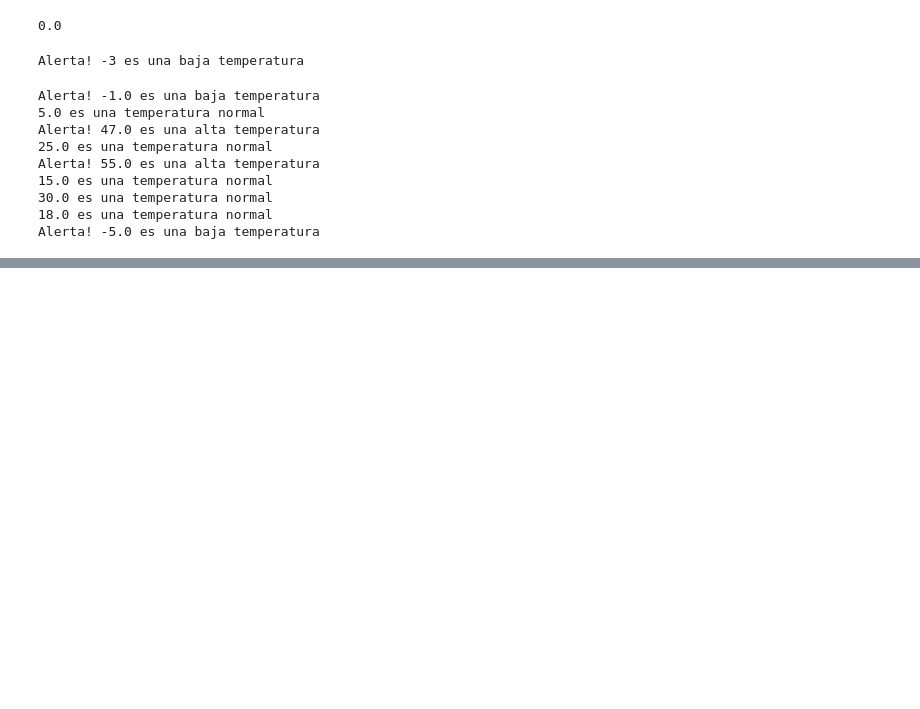
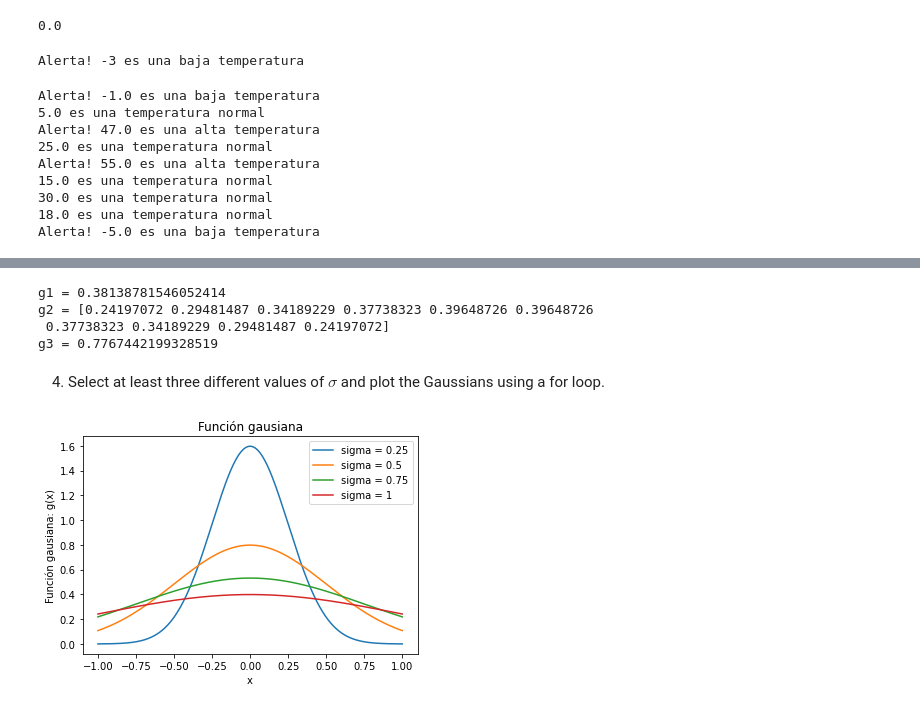
Before and after one commit to beacosenza/coco_coding_homework, a Jupyter notebook: homework_more_python.ipynb, the cells around one changed output, grey strips where cells are left out. Saved outputs shown, nothing was run; the diff lists cells and outputs as text; code cells hidden in the pictures; blank space fills up the shorter version.

```diff
--- a/homework_more_python.ipynb
+++ b/homework_more_python.ipynb
@@ -89,0 +175,64 @@ Alerta! -5.0 es una baja temperatura
+# %%
+#Creación de función que calcula la función gaussiana
+def gaussian(x,sigma=1):
+    """
+    Calcula el valor de la función gaussiana g evaluándola para x:
+
+    g(x)=(1/(sigma*sqrt(2*pi)))exp(-(1/2)(x/sigma)^2)
+
+    Parameters
+    ----------
+    x : float or array
+        Abscisa sobre la cual se evaluará la función gaussiana
+    sigma : float (optional) (default sigma=1)
+
+
+    Returns
+    -------
+    g : float or array
+    """
+    g=np.e**(-0.5*((x/sigma)**2))/(sigma*np.sqrt(2*np.pi))
+    return g
+# %%
+#Ejemplos
+x1=0.3
+x2=x=np.linspace(-1,1,10)
+
+g1=gaussian(x1)
+print("g1 =",g1)
+
+g2=gaussian(x2)
+print("g2 =",g2)
+
+g3=gaussian(x1,0.25)
+print("g3 =",g3)
+# %% [output]
+g1 = 0.38138781546052414
+g2 = [0.24197072 0.29481487 0.34189229 0.37738323 0.39648726 0.39648726
+ 0.37738323 0.34189229 0.29481487 0.24197072]
+g3 = 0.7767442199328519
+# %% [markdown]
+4. Select at least three different values of $\sigma$ and plot the Gaussians using a for loop.
+# %%
+#importar librerías
+import numpy as np
+import matplotlib.pyplot as plt
+
+#Definir valores de sigma a utilizar
+sigma=[0.25,0.5,0.75,1]
+#Generar la lista de valores de x
+x=np.linspace(-1,1,1000)
+
+#Loop para graficar la función con los distintos valores de sigma
+for sig in sigma:
+    g=gaussian(x,sig)
+    plt.plot(x,g,label="sigma = "+str(sig))
+
+#Otros atributos del gráfico
+plt.legend()
+plt.title("Función gausiana")
+plt.xlabel("x")
+plt.ylabel("Función gausiana: g(x)")
+plt.show()
+# %% [output]
+[figure, added]
```
Also changed, not shown: parts of 17 cells of this notebook.
